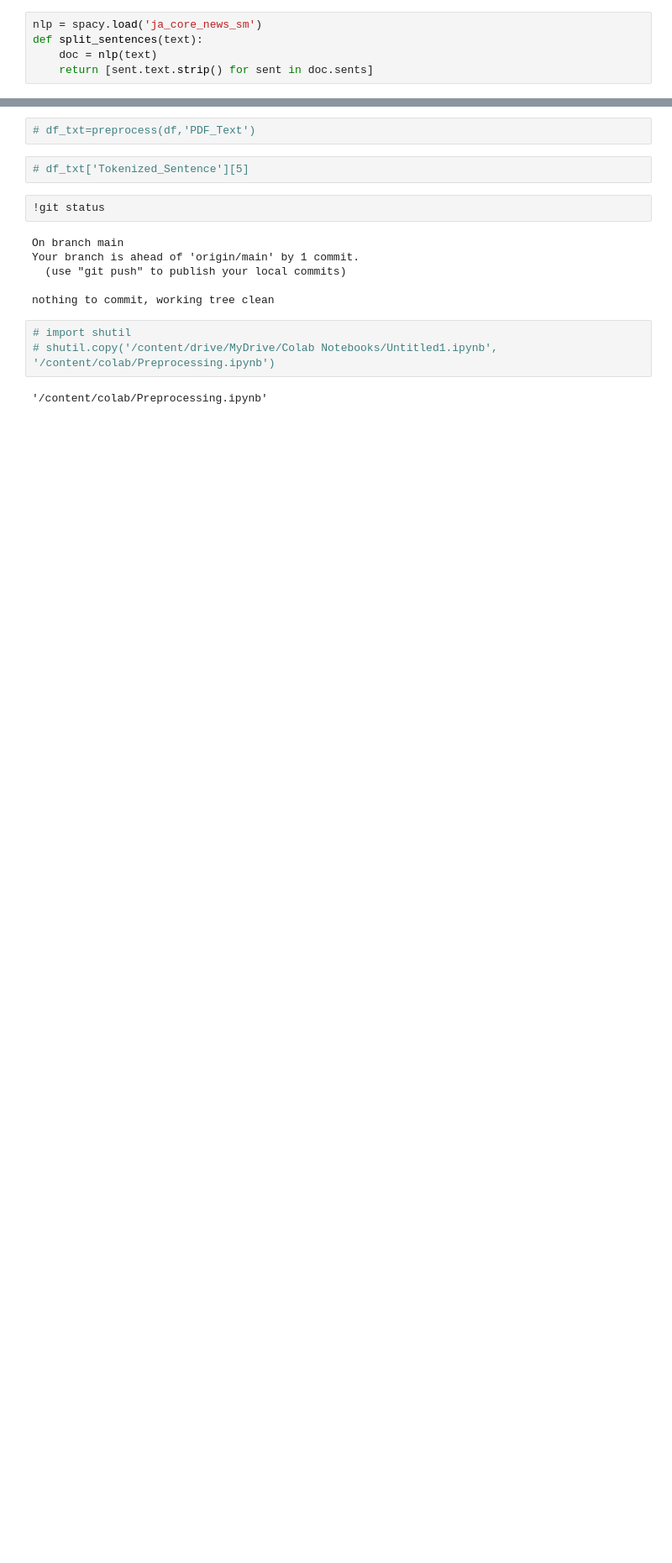
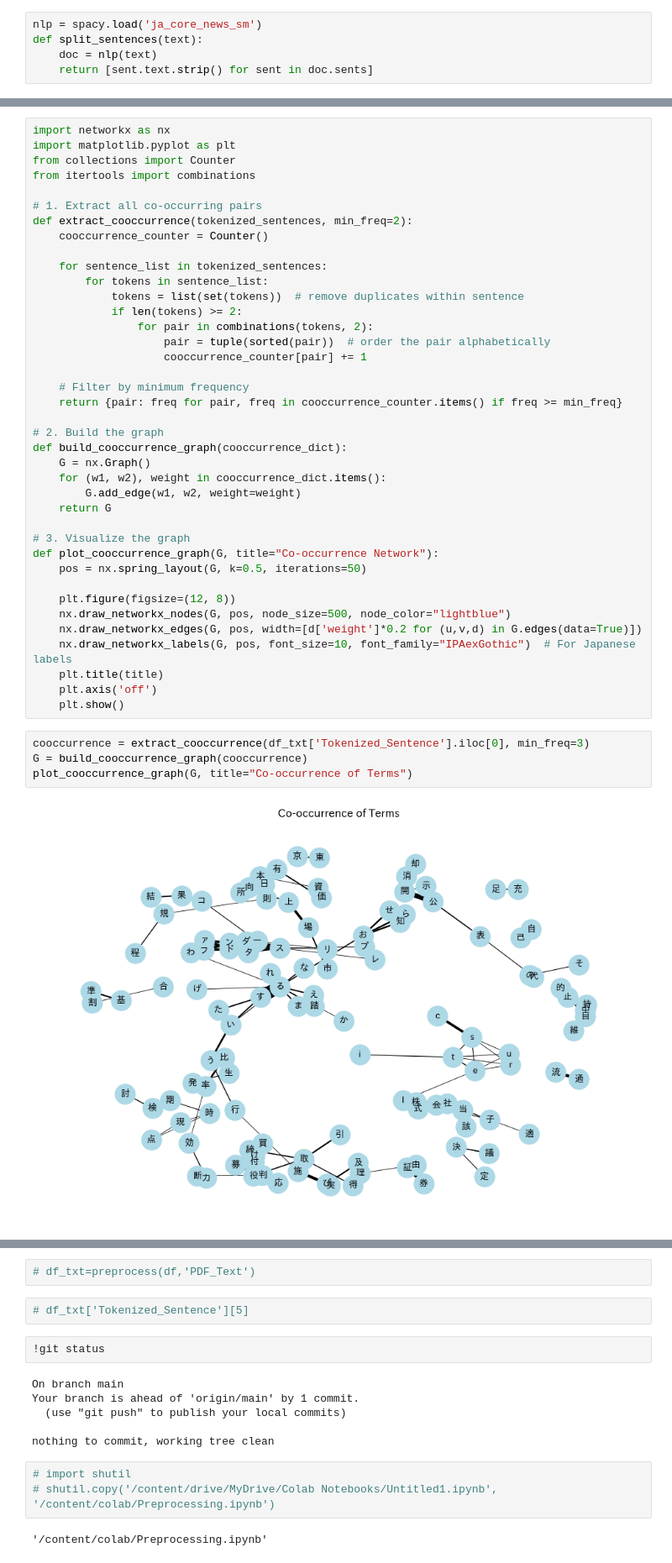
Before and after one commit to shun0109/colab, a Jupyter notebook: Untitled1.ipynb, the cells around one changed output, grey strips where cells are left out. Shown at 84% size. Cells and saved outputs as stored; diff of their text form; blank space fills up the shorter version.

```diff
--- a/Untitled1.ipynb
+++ b/Untitled1.ipynb
@@ -168,0 +434,45 @@ def preprocess(df,col_name):
+# %%
+import networkx as nx
+import matplotlib.pyplot as plt
+from collections import Counter
+from itertools import combinations
+
+# 1. Extract all co-occurring pairs
+def extract_cooccurrence(tokenized_sentences, min_freq=2):
+    cooccurrence_counter = Counter()
+
+    for sentence_list in tokenized_sentences:
+        for tokens in sentence_list:
+            tokens = list(set(tokens))  # remove duplicates within sentence
+            if len(tokens) >= 2:
+                for pair in combinations(tokens, 2):
+                    pair = tuple(sorted(pair))  # order the pair alphabetically
+                    cooccurrence_counter[pair] += 1
+
+    # Filter by minimum frequency
+    return {pair: freq for pair, freq in cooccurrence_counter.items() if freq >= min_freq}
+
+# 2. Build the graph
+def build_cooccurrence_graph(cooccurrence_dict):
+    G = nx.Graph()
+    for (w1, w2), weight in cooccurrence_dict.items():
+        G.add_edge(w1, w2, weight=weight)
+    return G
+
+# 3. Visualize the graph
+def plot_cooccurrence_graph(G, title="Co-occurrence Network"):
+    pos = nx.spring_layout(G, k=0.5, iterations=50)
+
+    plt.figure(figsize=(12, 8))
+    nx.draw_networkx_nodes(G, pos, node_size=500, node_color="lightblue")
+    nx.draw_networkx_edges(G, pos, width=[d['weight']*0.2 for (u,v,d) in G.edges(data=True)])
+    nx.draw_networkx_labels(G, pos, font_size=10, font_family="IPAexGothic")  # For Japanese labels
+    plt.title(title)
+    plt.axis('off')
+    plt.show()
+# %%
+cooccurrence = extract_cooccurrence(df_txt['Tokenized_Sentence'].iloc[0], min_freq=3)
+G = build_cooccurrence_graph(cooccurrence)
+plot_cooccurrence_graph(G, title="Co-occurrence of Terms")
+# %% [output]
+[figure, added]
```
Also changed, not shown: parts of 27 cells of this notebook.
